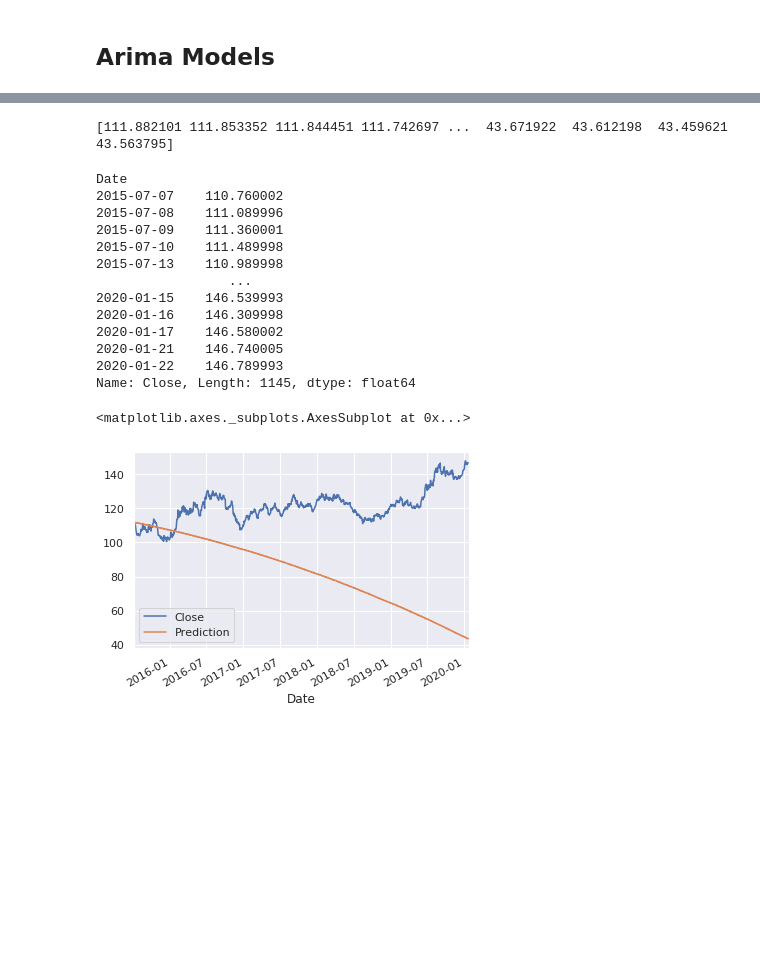
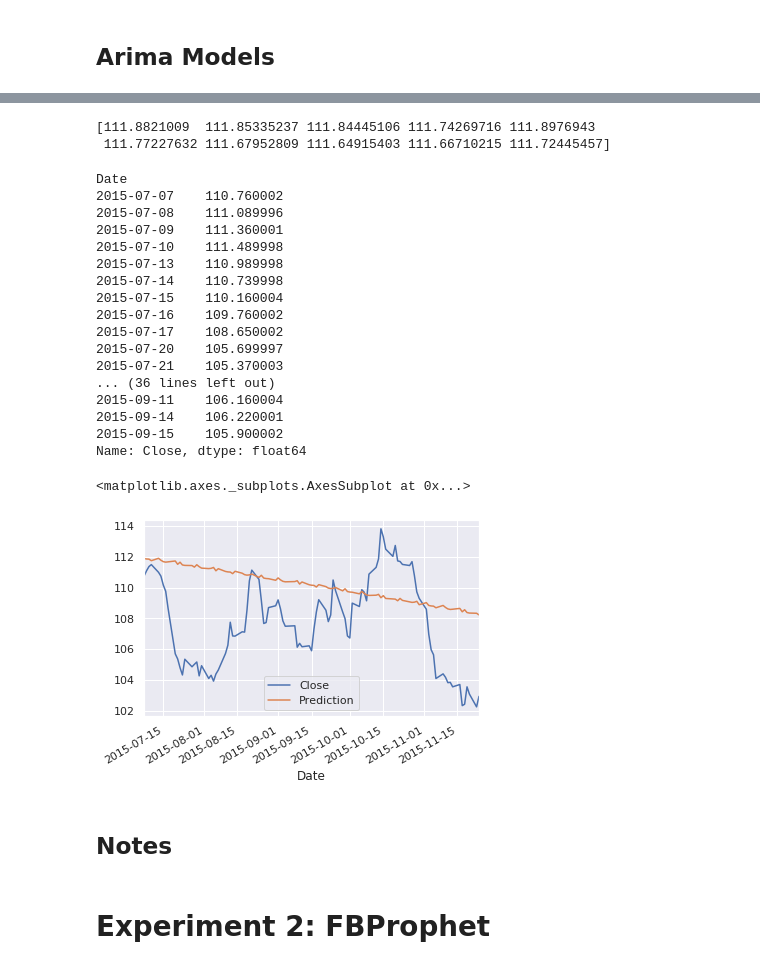
Before and after one commit to maxmatical/gld_forecasting, a Jupyter notebook: GLD_Forecasting_TS_Forecasting.ipynb, the cells around one changed output, grey strips where cells are left out. Cells and saved outputs as stored; diff of their text form; code cells hidden in the pictures; blank space fills up the shorter version.

```diff
--- a/GLD_Forecasting_TS_Forecasting.ipynb
+++ b/GLD_Forecasting_TS_Forecasting.ipynb
@@ -205,11 +176,12 @@ Total fit time: 427.797 seconds
 # %%
 forecast = stepwise_model.predict(n_periods=len(val_ts))
 # %%
-print(forecast)
+print(forecast[:10])
 # %% [output]
-[111.882101 111.853352 111.844451 111.742697 ...  43.671922  43.612198  43.459621  43.563795]
+[111.8821009  111.85335237 111.84445106 111.74269716 111.8976943
+ 111.77227632 111.67952809 111.64915403 111.66710215 111.72445457]
 # %%
-print(val_ts)
+print(val_ts[:50])
 # %% [output]
 Date
 2015-07-07    110.760002
@@ -217,16 +189,24 @@ Date
 2015-07-09    111.360001
 2015-07-10    111.489998
 2015-07-13    110.989998
-                 ...
-2020-01-15    146.539993
-2020-01-16    146.309998
-2020-01-17    146.580002
-2020-01-21    146.740005
-2020-01-22    146.789993
-Name: Close, Length: 1145, dtype: float64
+2015-07-14    110.739998
+2015-07-15    110.160004
+2015-07-16    109.760002
+2015-07-17    108.650002
+2015-07-20    105.699997
+2015-07-21    105.370003
+... (36 lines left out)
+2015-09-11    106.160004
+2015-09-14    106.220001
+2015-09-15    105.900002
+Name: Close, dtype: float64
 # %%
 forecast = pd.DataFrame(forecast,index = val_ts.index, columns=['Prediction'])
-pd.concat([val_ts,forecast],axis=1).plot()
+pd.concat([val_ts[:100],forecast[:100]],axis=1).plot()
 # %% [output]
 <matplotlib.axes._subplots.AxesSubplot at 0x...>
-[figure, old version]
+[figure, new version]
+# %% [markdown]
+## Notes
+# %% [markdown]
+# Experiment 2: FBProphet
```
Also changed, not shown: parts of 22 cells of this notebook.
